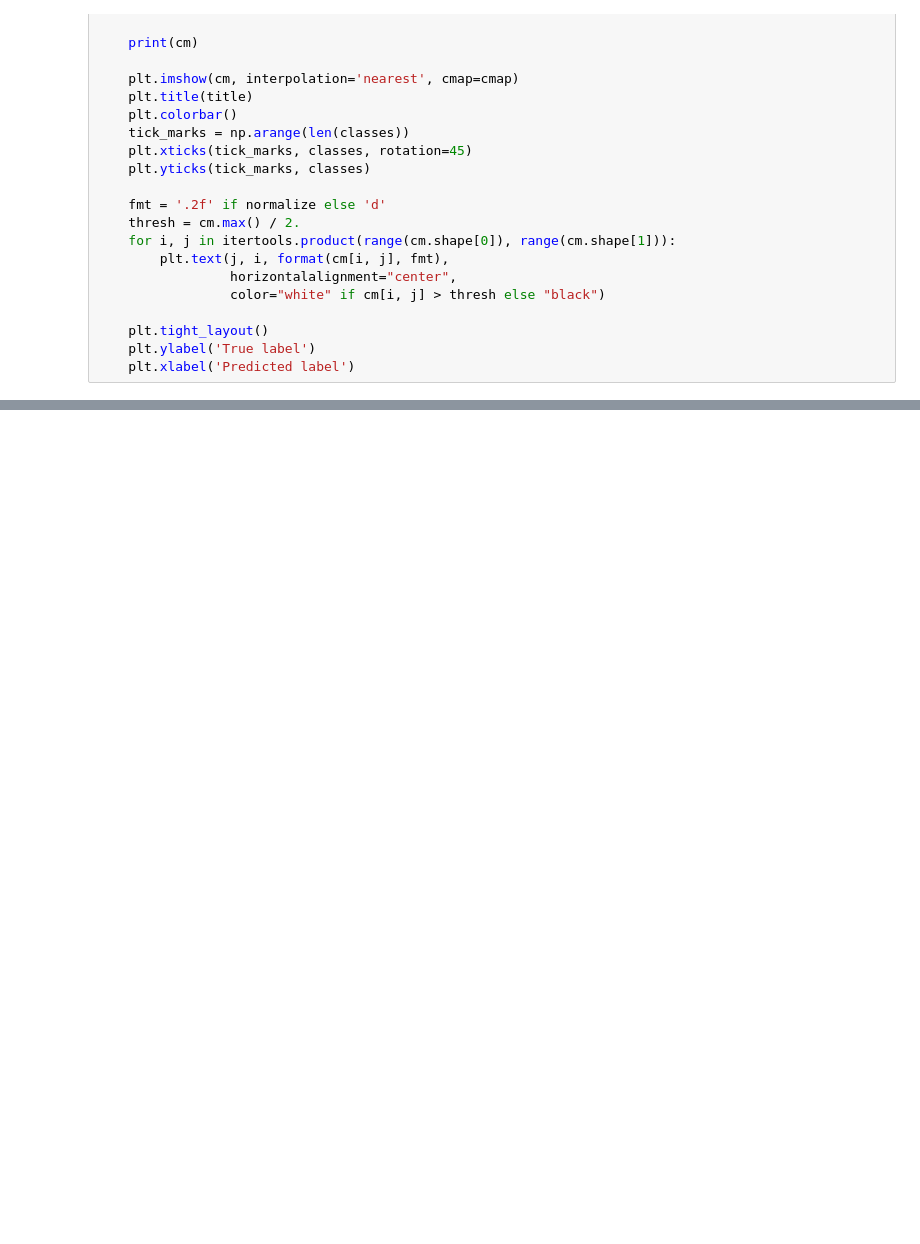
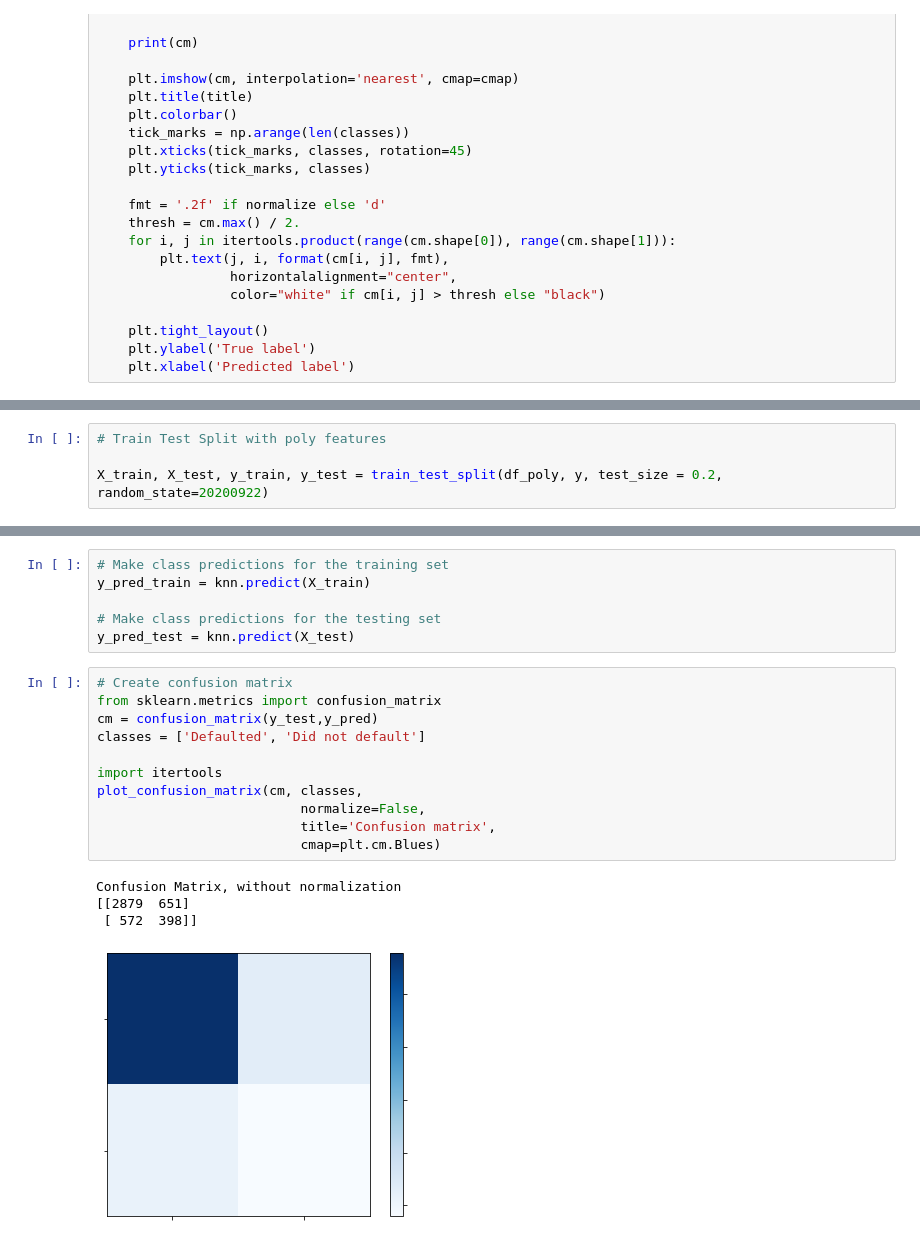
Before and after one commit to carlosiruiz/Bakeoff2, a Jupyter notebook: 2020_09_22_classification_bakeoff_modeling.ipynb, the cells around one changed output, grey strips where cells are left out. Cells and saved outputs as stored; diff of their text form; blank space fills up the shorter version.

```diff
--- a/2020_09_22_classification_bakeoff_modeling.ipynb
+++ b/2020_09_22_classification_bakeoff_modeling.ipynb
@@ -749,0 +802,4 @@ F1 Score: 0.382868
+# %%
+# Train Test Split with poly features
+
+X_train, X_test, y_train, y_test = train_test_split(df_poly, y, test_size = 0.2, random_state=20200922)
@@ -749,0 +827,22 @@ F1 Score: 0.382868
+# %%
+# Make class predictions for the training set
+y_pred_train = knn.predict(X_train)
+
+# Make class predictions for the testing set
+y_pred_test = knn.predict(X_test)
+# %%
+# Create confusion matrix
+from sklearn.metrics import confusion_matrix
+cm = confusion_matrix(y_test,y_pred)
+classes = ['Defaulted', 'Did not default']
+
+import itertools
+plot_confusion_matrix(cm, classes,
+                          normalize=False,
+                          title='Confusion matrix',
+                          cmap=plt.cm.Blues)
+# %% [output]
+Confusion Matrix, without normalization
+[[2879  651]
+ [ 572  398]]
+[figure, added]
```
Also changed, not shown: parts of 59 cells of this notebook, 2 other files.
